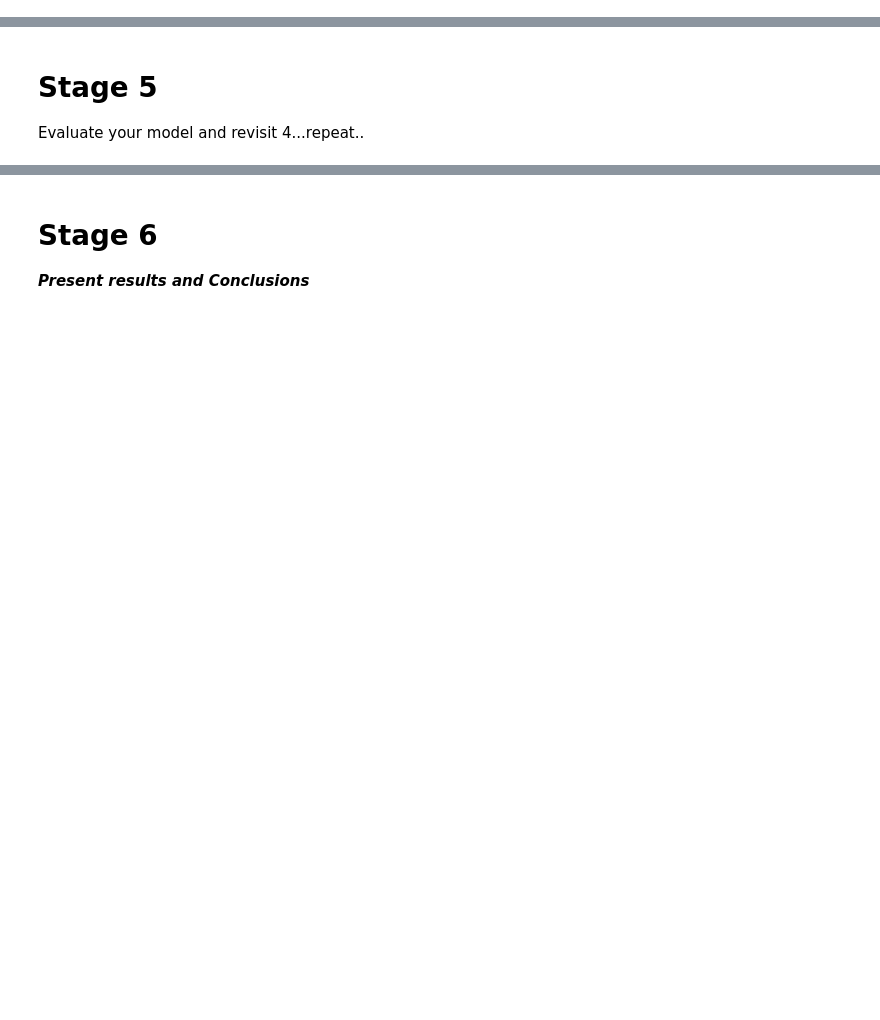
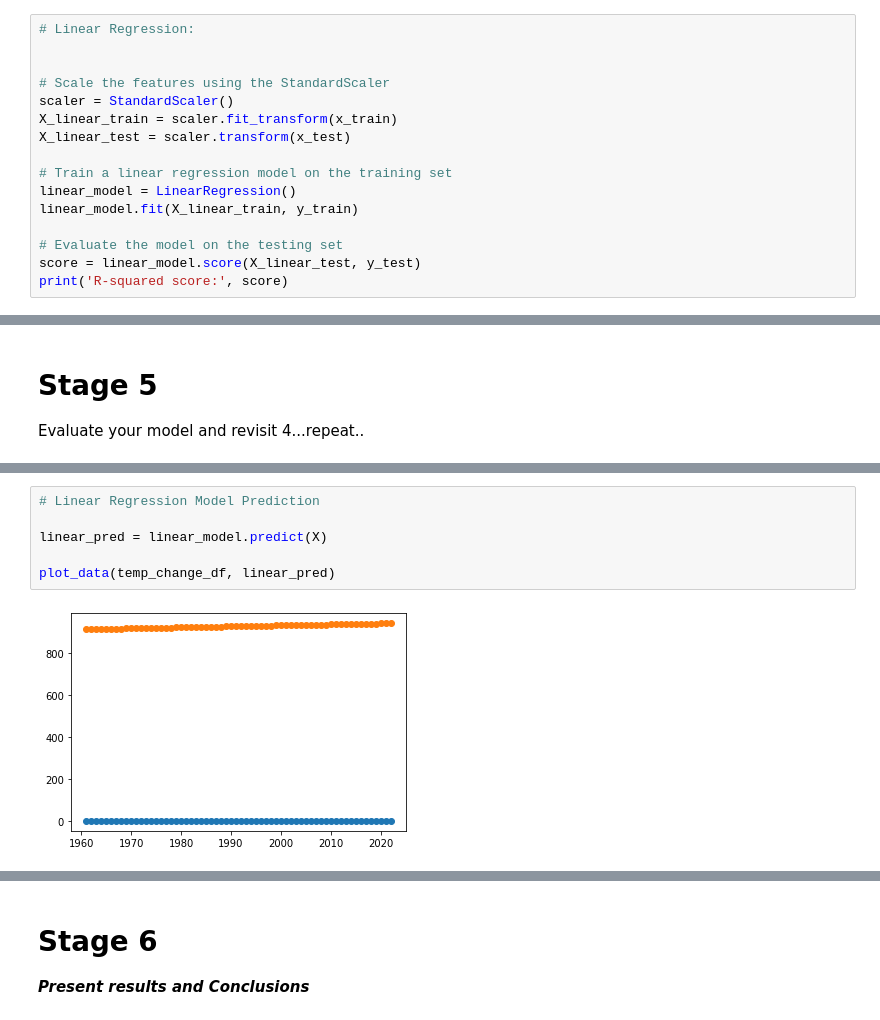
Before and after one commit to MyllaCastro/MTU, a Jupyter notebook: AI/Ass2SearchTree/Mylla_Castro_DataDrivenModel.ipynb, the cells around one changed output, grey strips where cells are left out. Saved outputs shown, nothing was run; the diff lists cells and outputs as text; blank space fills up the shorter version.

```diff
--- a/AI/Ass2SearchTree/Mylla_Castro_DataDrivenModel.ipynb
+++ b/AI/Ass2SearchTree/Mylla_Castro_DataDrivenModel.ipynb
@@ -173,0 +267,16 @@ For that reason, I should be using a linear regression model.
+# %%
+# Linear Regression:
+
+
+# Scale the features using the StandardScaler
+scaler = StandardScaler()
+X_linear_train = scaler.fit_transform(x_train)
+X_linear_test = scaler.transform(x_test)
+
+# Train a linear regression model on the training set
+linear_model = LinearRegression()
+linear_model.fit(X_linear_train, y_train)
+
+# Evaluate the model on the testing set
+score = linear_model.score(X_linear_test, y_test)
+print('R-squared score:', score)
@@ -176,0 +388,8 @@ Evaluate your model and revisit 4...repeat..
+# %%
+# Linear Regression Model Prediction
+
+linear_pred = linear_model.predict(X)
+
+plot_data(temp_change_df, linear_pred)
+# %% [output]
+[figure, added]
```
Also changed, not shown: parts of 26 cells of this notebook, 1 other file.
